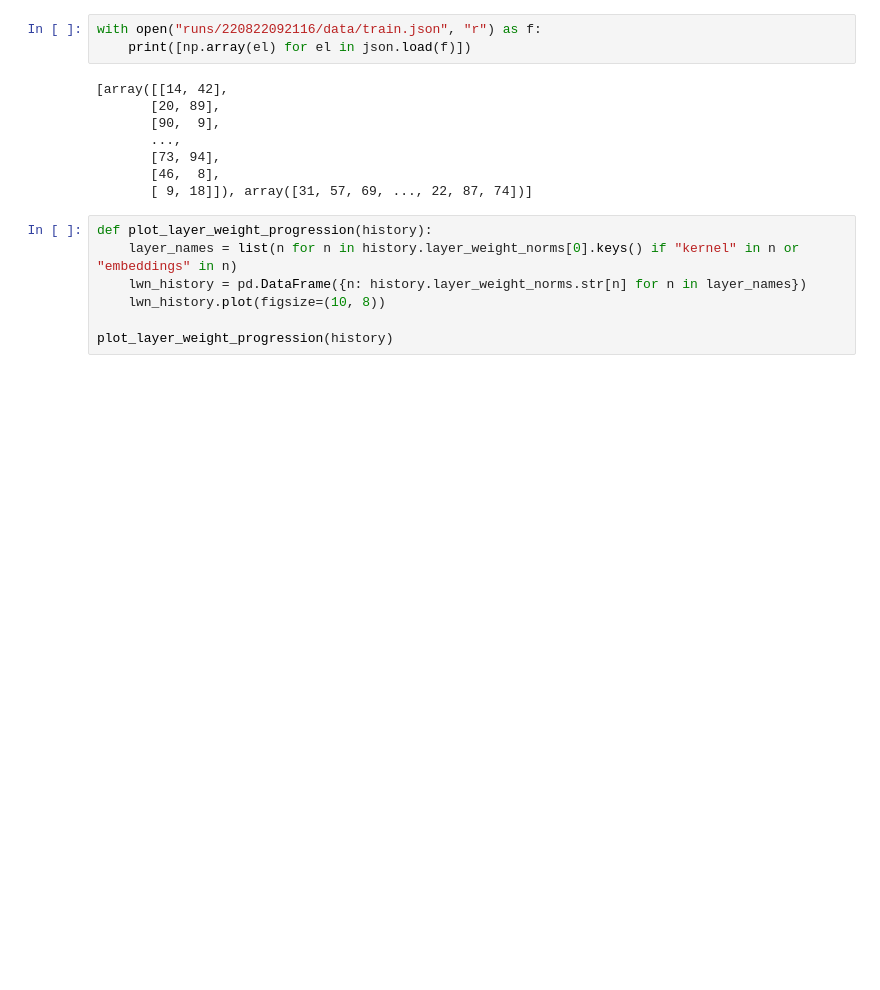
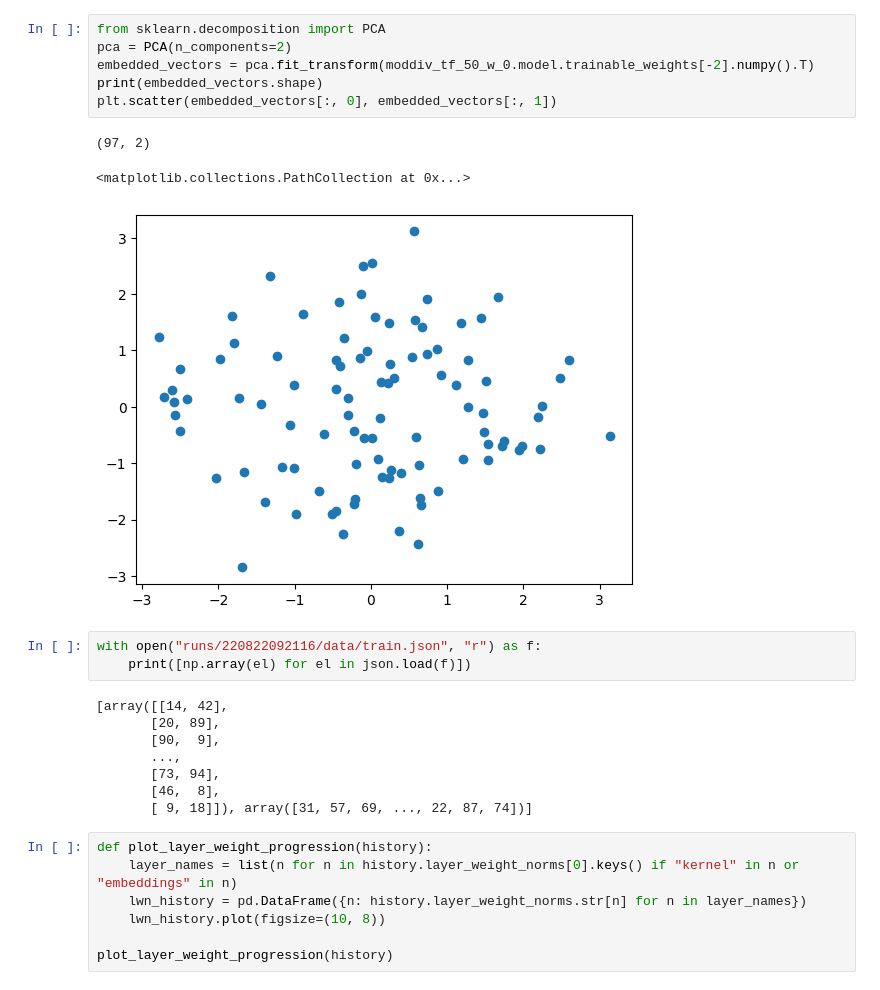
Before and after one commit to Sen-R/grokking-experiments, a Jupyter notebook: Analysis.ipynb, the cells around one changed output. Drawn from its saved outputs; the diff is of its cells as text; blank space fills up the shorter version.

```diff
--- a/Analysis.ipynb
+++ b/Analysis.ipynb
@@ -117,3 +121,13 @@ array([[-3208.0718, -3265.2527, -3311.1438, ..., -3341.4922, -3328.5527,
+# %%
+from sklearn.decomposition import PCA
+pca = PCA(n_components=2)
+embedded_vectors = pca.fit_transform(moddiv_tf_50_w_0.model.trainable_weights[-2].numpy().T)
+print(embedded_vectors.shape)
+plt.scatter(embedded_vectors[:, 0], embedded_vectors[:, 1])
+# %% [output]
+(97, 2)
+<matplotlib.collections.PathCollection at 0x...>
+[figure, added]
 # %%
 with open("runs/220822092116/data/train.json", "r") as f:
     print([np.array(el) for el in json.load(f)])
```
Also changed, not shown: parts of 11 cells of this notebook.
